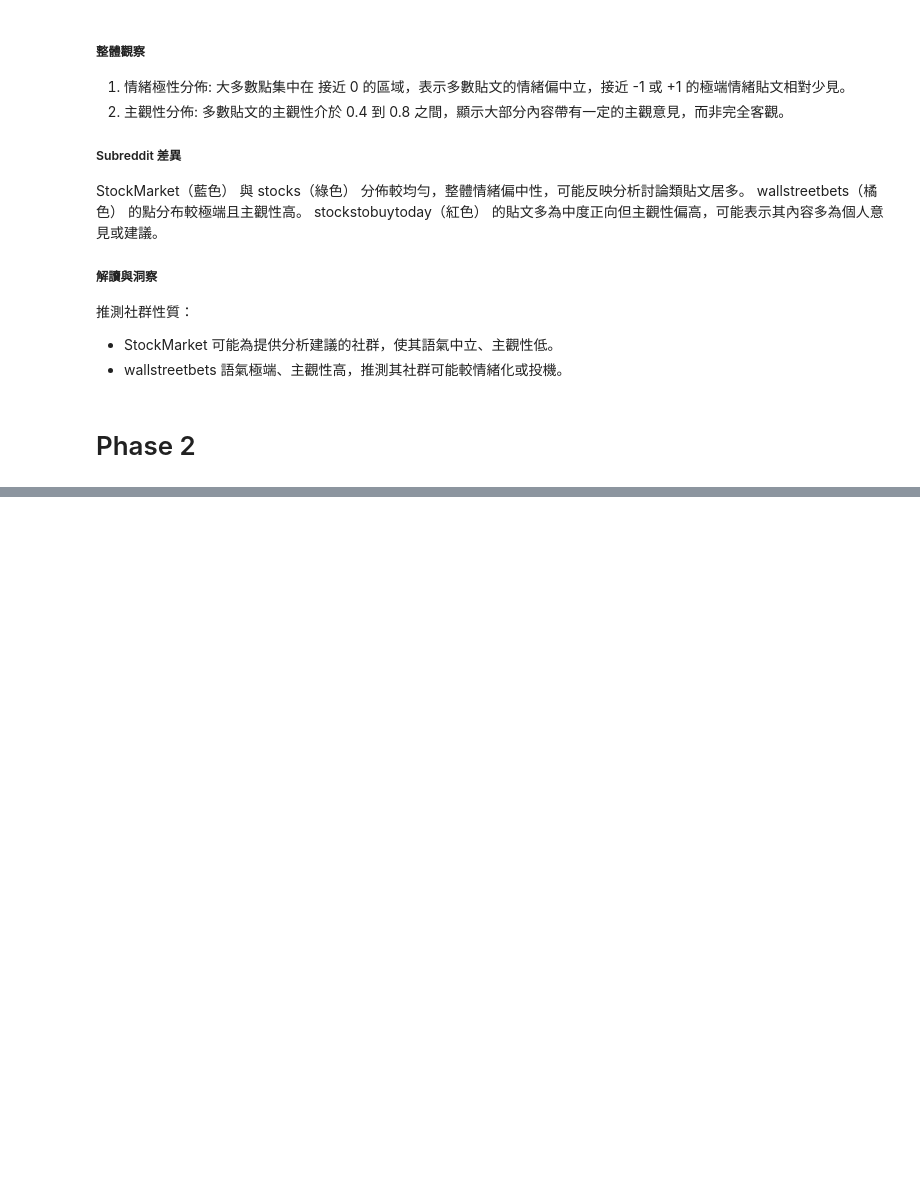
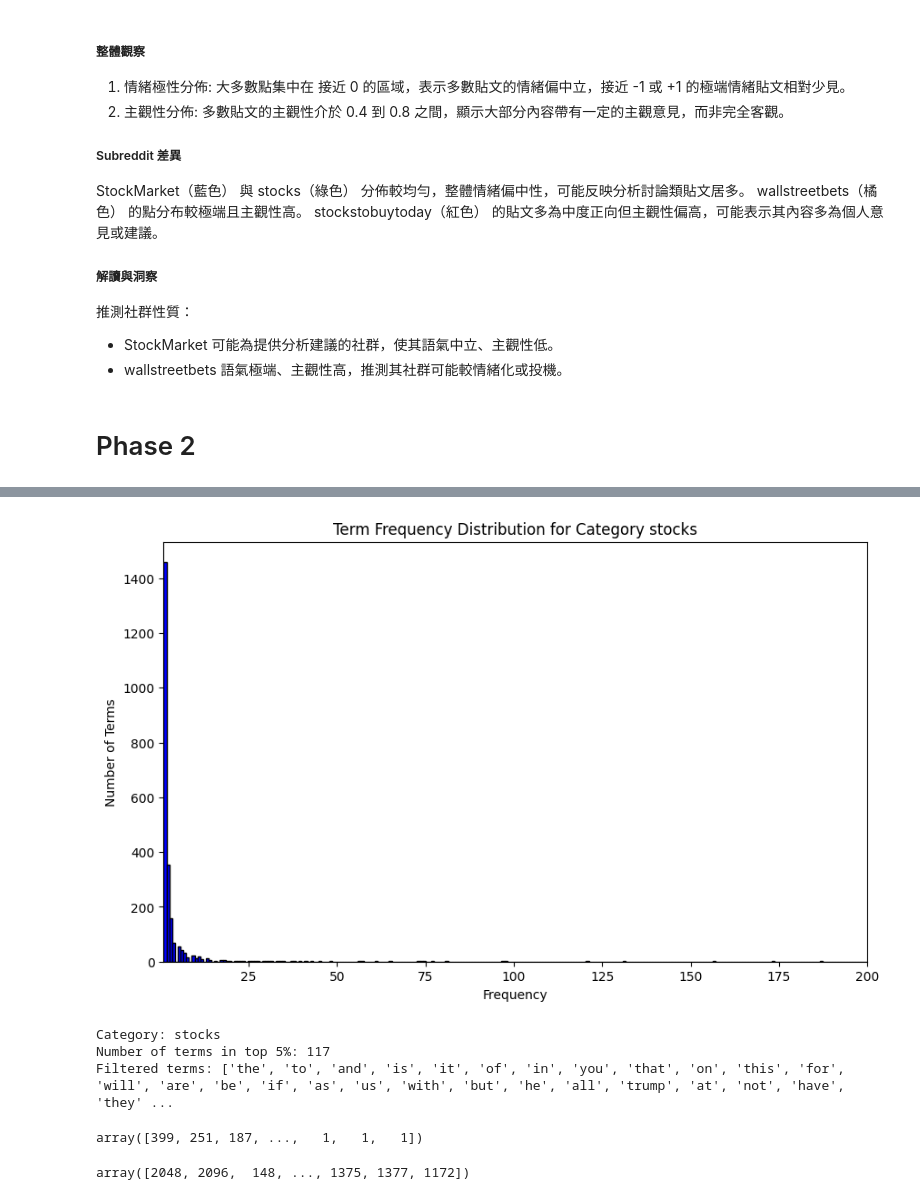
Before and after one commit to r0wan1ooo5/DM2025-Lab1-Exercise, a Jupyter notebook: DM2025-Lab1-Homework.ipynb, the cells around one changed output, grey strips where cells are left out. Cells and saved outputs as stored; diff of their text form; code cells hidden in the pictures; blank space fills up the shorter version.

```diff
--- a/DM2025-Lab1-Homework.ipynb
+++ b/DM2025-Lab1-Homework.ipynb
@@ -570,0 +571,31 @@ stockstobuytoday（紅色） 的貼文多為中度正向但主觀性偏高，可
+# %%
+import pandas as pd
+from sklearn.feature_extraction.text import CountVectorizer
+
+# Create separate DataFrames for each category (use subreddit as category)
+categories = Reddit['subreddit'].unique()  # Get unique subreddit labels
+category_dfs = {}  # Dictionary to store DataFrames for each category
+
+for category in categories:
+    # Filter the original DataFrame by category
+    category_dfs[category] = Reddit[Reddit['subreddit'] == category].copy()
+
+# Function to create term-document frequency DataFrame for each category
+def create_term_document_df(df):
+    count_vect = CountVectorizer()  # Initialize the CountVectorizer
+    # Use 'text' column from the new dataset; fill NaN with empty string to avoid errors
+    X_counts = count_vect.fit_transform(df['text'].fillna(''))  # Transform the text data into word counts
+
+    # Get the unique words (vocabulary) from the vectorizer
+    words = count_vect.get_feature_names_out()
+
+    # Create a DataFrame where rows are documents and columns are words
+    term_document_df = pd.DataFrame(X_counts.toarray(), columns=words)
+
+    return term_document_df
+
+# Create term-document frequency DataFrames for each category
+filt_term_document_dfs = {}  # Dictionary to store term-document DataFrames for each category
+
+for category in categories:
+    filt_term_document_dfs[category] = create_term_document_df(category_dfs[category])
@@ -570,0 +621,48 @@ stockstobuytoday（紅色） 的貼文多為中度正向但主觀性偏高，可
+# %%
+ # Sum over all documents to get total frequency for each word
+category_number=3 #You can change it from 0 to 3
+word_counts = filt_term_document_dfs[categories[category_number]].sum(axis=0).to_numpy()
+
+# Visualize the frequency distribution
+plt.figure(figsize=(10, 6))
+plt.hist(word_counts, bins=500, color='blue', edgecolor='black')
+plt.title(f'Term Frequency Distribution for Category {categories[category_number]}')
+plt.xlabel('Frequency')
+plt.ylabel('Number of Terms')
+plt.xlim(1, 200)
+plt.show()
+# %% [output]
+[figure, added]
+# %%
+category_number=3 #change it from 0 to 3
+word_counts = filt_term_document_dfs[categories[category_number]].sum(axis=0).to_numpy()
+
+# Sort the term frequencies in descending order
+sorted_indices = np.argsort(word_counts)[::-1]  # Get indices of sorted frequencies
+sorted_counts = np.sort(word_counts)[::-1]  # Sort frequencies in descending order
+
+# Calculate the index corresponding to the top 5% most frequent terms
+total_terms = len(sorted_counts)
+top_5_percent_index = int(0.05 * total_terms)
+
+# Get the indices of the top 5% most frequent terms
+top_5_percent_indices = sorted_indices[:top_5_percent_index]
+
+# Filter terms that belong to the top 5% based on their rank
+filtered_words = [filt_term_document_dfs[categories[category_number]].iloc[:, i].name for i in top_5_percent_indices]
+
+print(f"Category: {categories[category_number]}")
+print(f"Number of terms in top 5%: {top_5_percent_index}")
+print(f"Filtered terms: {filtered_words}")
+# %% [output]
+Category: stocks
+Number of terms in top 5%: 117
+Filtered terms: ['the', 'to', 'and', 'is', 'it', 'of', 'in', 'you', 'that', 'on', 'this', 'for', 'will', 'are', 'be', 'if', 'as', 'us', 'with', 'but', 'he', 'all', 'trump', 'at', 'not', 'have', 'they' ...
+# %%
+sorted_counts #We can see the frequencies sorted in a descending order
+# %% [output]
+array([399, 251, 187, ...,   1,   1,   1])
+# %%
+sorted_indices #This are the indices corresponding to the words after being sorted in a descending order
+# %% [output]
+array([2048, 2096,  148, ..., 1375, 1377, 1172])
```
Also changed, not shown: parts of 65 cells of this notebook, 2 other files.
